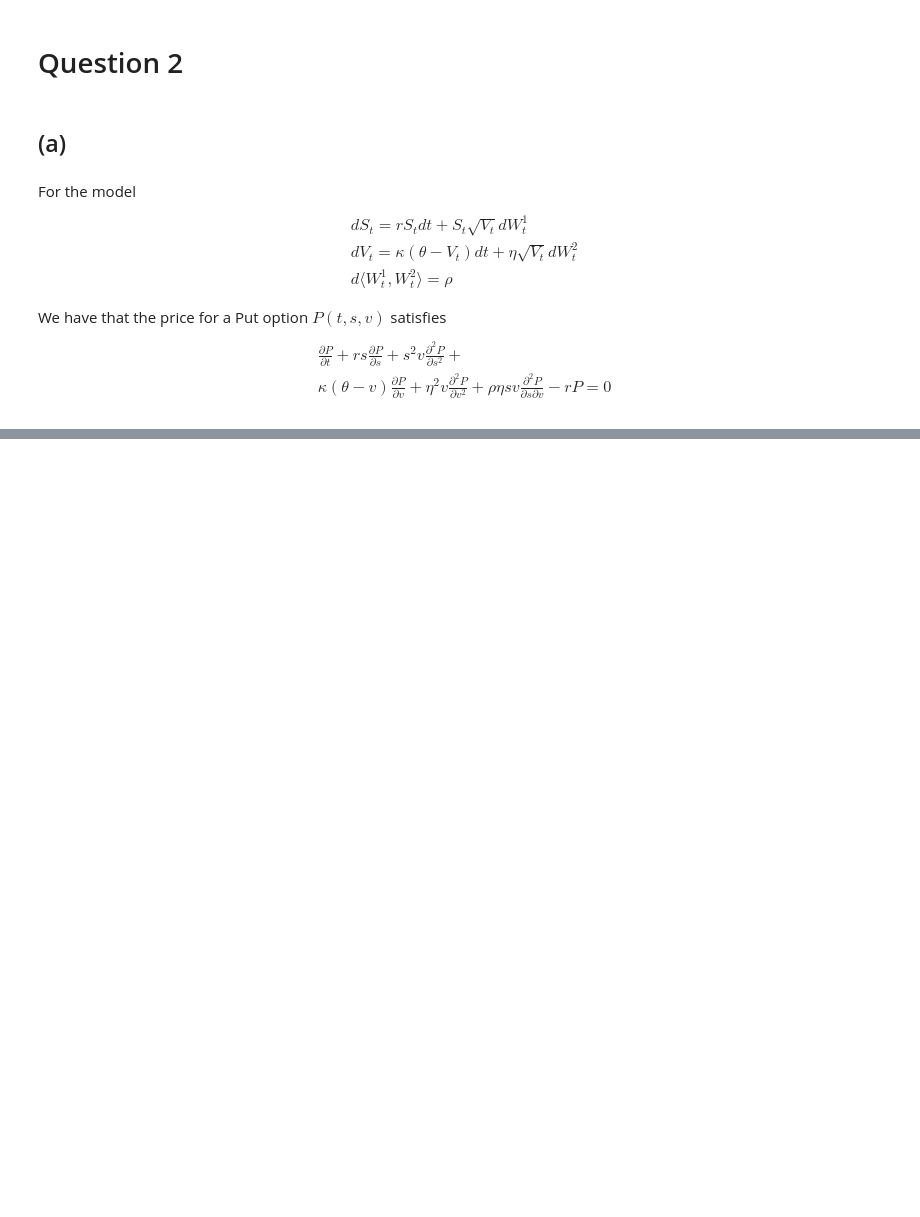
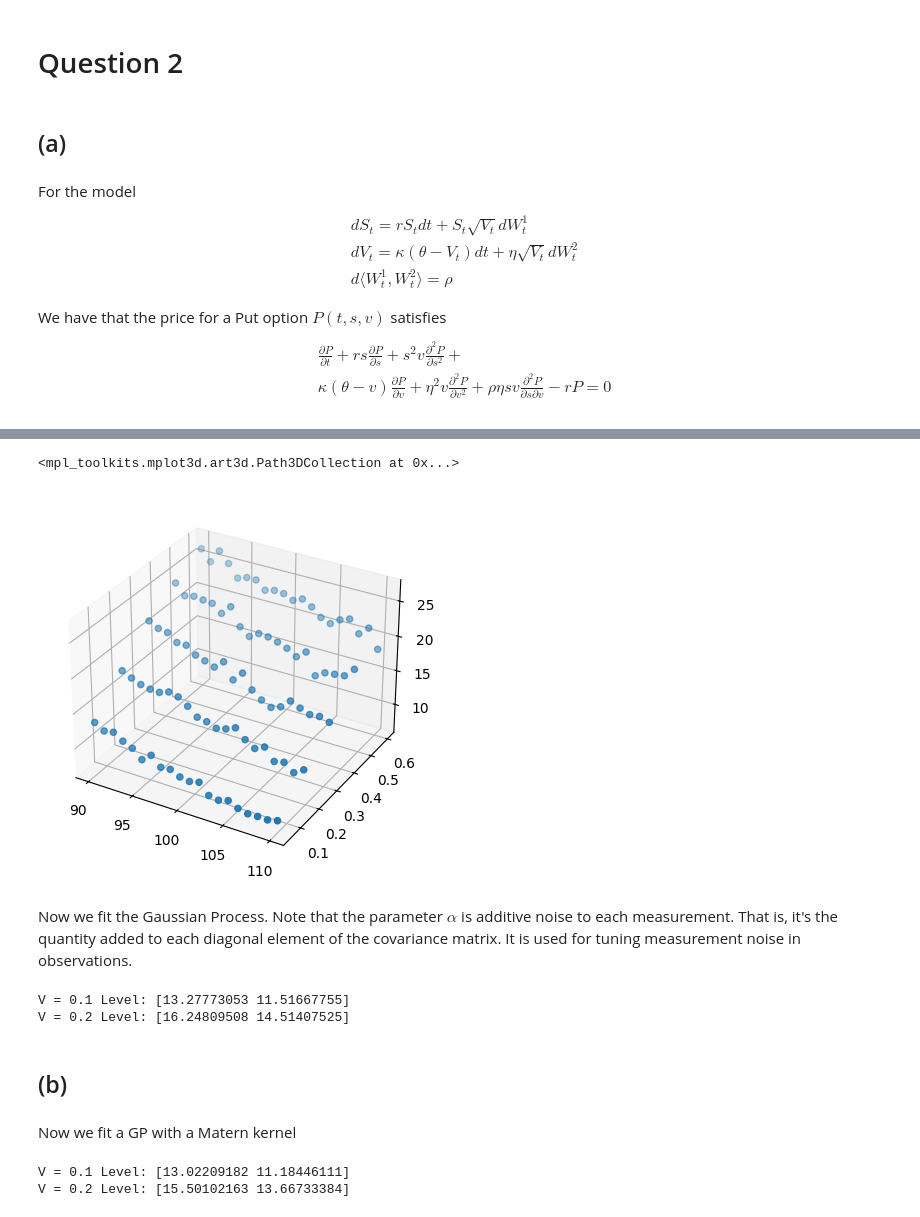
Before and after one commit to DanLeEpicMan/PSTAT-223C, a Jupyter notebook: hw2/hw2.ipynb, the cells around one changed output, grey strips where cells are left out. Drawn from its saved outputs; the diff is of its cells as text; code cells hidden in the pictures; blank space fills up the shorter version.

```diff
--- a/hw2/hw2.ipynb
+++ b/hw2/hw2.ipynb
@@ -512,0 +766,38 @@ $$
+# %%
+predictors = np.empty((100, 2))
+obs = np.empty(100)
+
+s0_range = np.linspace(90, 110, 20)
+v0_range = np.linspace(0.05, 0.6, 5) #np.linspace(0.05, 0.6, 100)
+
+possible_s0, possible_v0 = np.meshgrid(s0_range, v0_range) # cartesian product between 20 s0 and 5 v0 (100 points total)
+possible_s0, possible_v0 = possible_s0.reshape(-1), possible_v0.reshape(-1)
+
+for i, (s0, v0) in enumerate(zip(possible_s0, possible_v0)):
+    B1, B2 = rng.normal(scale=np.sqrt(0.01), size=(100, 1000)), rng.normal(scale=np.sqrt(0.01), size=(100, 1000))
+    dW1, dW2 = B1, -0.4 * B1 + np.sqrt(1 - 0.4**2) * B2
+    s_samples = np.empty((100, 1000))
+    v_samples = np.empty((100, 1000))
+    s_samples[0], v_samples[0] = s0, v0
+
+    for n in range(99): # first step already done via s0, v0
+        s_samples[n+1] = s_samples[n] + 0.05 * s_samples[n] * 0.01 + s_samples[n] * np.sqrt(v_samples[n]) * dW1[n]
+        v_samples[n+1] = v_samples[n] + (0.2 - v_samples[n]) * 0.01 + 0.5 * np.sqrt(v_samples[n]) * dW2[n] \
+                        + 0.5**2 / 4 * (dW2[n]**2 - 0.01)
+
+    # store values
+    payoff = 100 - s_samples[-1, :]
+    payoff[payoff < 0] = 0
+
+    predictors[i, :] = [s0, v0]
+    obs[i] = np.exp(-0.05) * payoff.mean()
+# %%
+fig = plt.figure()
+ax = fig.add_subplot(projection='3d')
+
+ax.scatter(predictors[:, 0], predictors[:, 1], obs)
+# %% [output]
+<mpl_toolkits.mplot3d.art3d.Path3DCollection at 0x...>
+[figure, added]
+# %% [markdown]
+Now we fit the Gaussian Process. Note that the parameter $\alpha$ is additive noise to each measurement. That is, it's the quantity added to each diagonal element of the covariance matrix. It is used for tuning measurement noise in observations.
@@ -512,0 +814,20 @@ $$
+# %%
+# check that this works as it's intended
+print('V = 0.1 Level:', sq_exp_gp.predict([
+    [95, 0.1],
+    [100, 0.1]
+]))
+
+print('V = 0.2 Level:', sq_exp_gp.predict([
+    [95, 0.2],
+    [100, 0.2]
+]))
+
+# increases in v but decreases in s, good
+# %% [output]
+V = 0.1 Level: [13.27773053 11.51667755]
+V = 0.2 Level: [16.24809508 14.51407525]
+# %% [markdown]
+## (b)
+# %% [markdown]
+Now we fit a GP with a Matern kernel
@@ -512,0 +843,14 @@ $$
+# %%
+# check that this is working as intended
+print('V = 0.1 Level:', matern_gp.predict([
+    [95, 0.1],
+    [100, 0.1]
+]))
+
+print('V = 0.2 Level:', matern_gp.predict([
+    [95, 0.2],
+    [100, 0.2]
+]))
+# %% [output]
+V = 0.1 Level: [13.02209182 11.18446111]
+V = 0.2 Level: [15.50102163 13.66733384]
```
Also changed, not shown: parts of 24 cells of this notebook.
